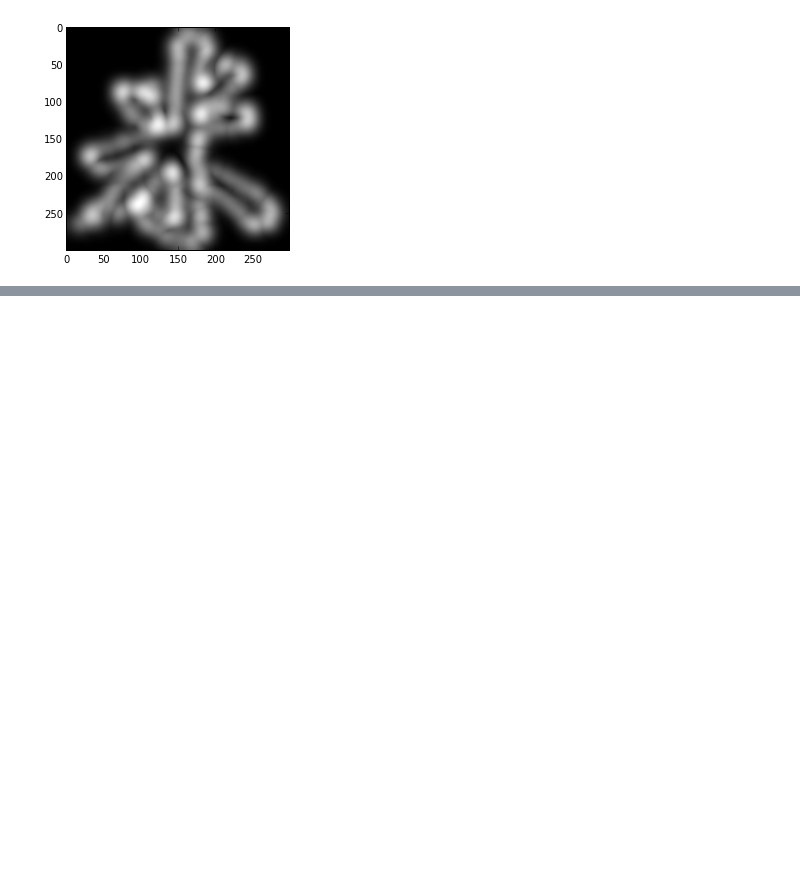
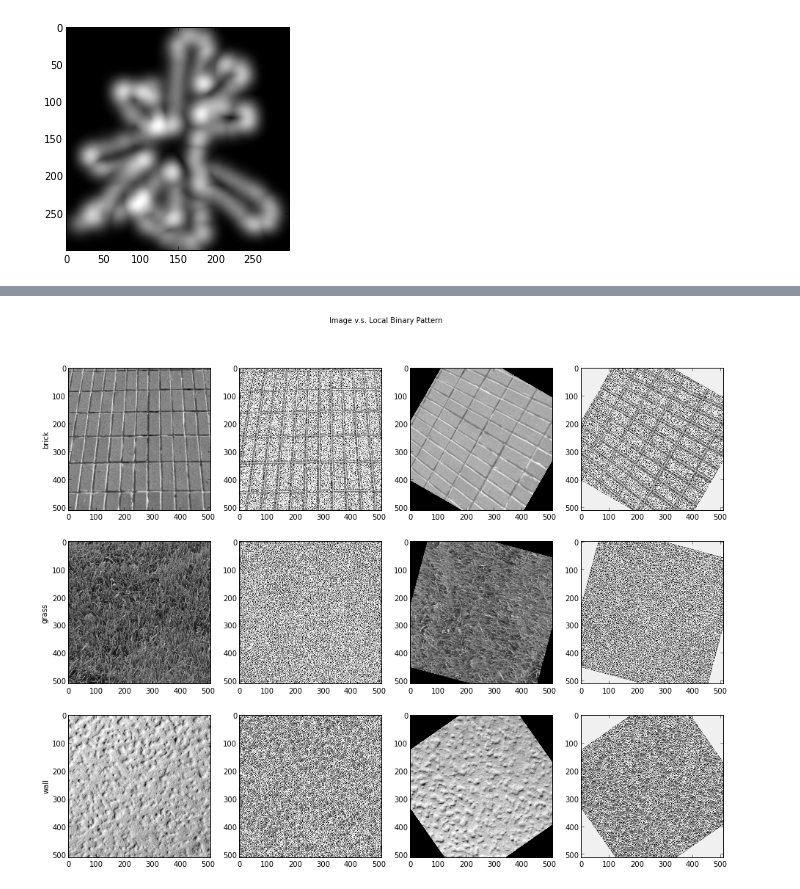
Before and after one commit to dolaameng/tutorials, a Jupyter notebook: cv-tutorials/BASIC_Image_processing_and_feature_extraction.ipynb, the cells around one changed output, grey strips where cells are left out. Saved outputs shown, nothing was run; the diff lists cells and outputs as text; code cells hidden in the pictures; blank space fills up the shorter version.

```diff
--- a/cv-tutorials/BASIC_Image_processing_and_feature_extraction.ipynb
+++ b/cv-tutorials/BASIC_Image_processing_and_feature_extraction.ipynb
@@ -303,3 +290,95 @@ imshow(reconstructed / len(thetas))
 <matplotlib.image.AxesImage at 0x...>
 [figure]
 [figure]
+# %%
+## Texture Classification based on Local Binary Pattern
+## using skimage library
+## http://scikit-image.org/docs/dev/auto_examples/plot_local_binary_pattern.html
+## In this example, we will see how to classify textures based on LBP (Local Binary Pattern).
+## The histogram of the LBP result is a good measure to classify textures.
+## For simplicity the histogram distributions are then tested against each other
+## using the Kullback-Leibler-Divergence.
+
+from skimage import transform
+from skimage import feature
+from skimage import data
+from skimage import util
+
+## Load images
+brick = data.load('brick.png')
+grass = data.load('grass.png')
+wall = data.load('rough-wall.png')
+images = [brick, grass, wall]
+image_names = ['brick', 'grass', 'wall']
+
+## Roated images
+rotated_brick = transform.rotate(brick, angle = 60, resize = False)
+rotated_grass = transform.rotate(grass, angle = 75, resize = False)
+rotated_wall = transform.rotate(wall, angle = 125, resize = False)
+rotates = [rotated_brick, rotated_grass, rotated_wall]
+
+## settings for LBP
+METHOD = 'uniform' ## rotation invariant features!?
+P, R = 16, 2
+## LBP for original images
+lbp_brick = feature.local_binary_pattern(brick, P = P, R = R, method = METHOD)
+lbp_grass = feature.local_binary_pattern(grass, P = P, R = R, method = METHOD)
+lbp_wall = feature.local_binary_pattern(wall, P = P, R = R, method = METHOD)
+lbps = [lbp_brick, lbp_grass, lbp_wall]
+
+## LBP for rotated images
+lbp_rotated_brick = feature.local_binary_pattern(rotated_brick, P = P, R = R, method = METHOD)
+lbp_rotated_grass = feature.local_binary_pattern(rotated_grass, P = P, R = R, method = METHOD)
+lbp_rotated_wall = feature.local_binary_pattern(rotated_wall, P = P, R = R, method = METHOD)
+rotated_lbps = [lbp_rotated_brick, lbp_rotated_grass, lbp_rotated_wall]
+
+## draw patterns vs original images
+fig, axes = subplots(nrows = 3, ncols = 4, figsize = (4 * 4, 4 * 3))
+fig.suptitle('Image v.s. Local Binary Pattern')
+for (ax, img_name, img, lbp_img, rotated, lbp_rotated) in zip(axes, image_names, images, lbps, rotates, rotated_lbps):
+    ax[0].imshow(img)
+    ax[0].set_ylabel(img_name)
+    ax[1].imshow(lbp_img)
+    ax[2].imshow(rotated)
+    ax[3].imshow(lbp_rotated)
+
+## texture classification
+def kl_divergence(img1, img2):
+    #img1 = util.img_as_float(img1)
+    #img2 = util.img_as_float(img2)
+    p, _ = np.histogram(img1, density = True)
+    q, _ = np.histogram(img2, density = True)
+    common = np.logical_and(p != 0, q != 0)
+    return np.sum(p[common] * np.log2(p[common]/q[common]))
+    #return np.sum(p * np.log2(p/q))
+
+## matching based on original images
+"""
+figure()
+fig, axes = subplots(nrows = 2, ncols = 3, figsize = (4 * 3, 4 * 2))
+fig.suptitle('histogram raw images')
+for i in xrange(3):
+    _ = axes[0, i].hist(images[i], normed = True, )
+    axes[0, i].set_title(image_names[i])
+    _ = axes[1, i].hist(rotates[i], normed = True, )
+
+figure()
+fig, axes = subplots(nrows = 2, ncols = 3, figsize = (4 * 3, 4 * 2))
+fig.suptitle('histogram lbps')
+for i in xrange(3):
+    _ = axes[0, i].hist(lbps[i], normed = True, bins = 50)
+    axes[0, i].set_title(image_names[i])
+    _ = axes[1, i].hist(rotated_lbps[i], normed = True, bins = 50)
+
+"""
+
+for img_name1, img in zip(image_names, images):
+    for img_name2, rotated in zip(image_names, rotates):
+        print 'ORIGINAL: %s vs %s = %g' % (img_name1, img_name2, kl_divergence(util.img_as_int(img), util.img_as_int(rotated)))
+    print ''
+## matching based on lbp images
+for img_name1, img in zip(image_names, lbps):
+    for img_name2, rotated in zip(image_names, rotated_lbps):
+        print 'LBP: %s vs %s = %g' % (img_name1, img_name2, kl_divergence(img, rotated))
+    print ''
+# %% [output]
@@ -305,0 +402 @@ imshow(reconstructed / len(thetas))
+[figure, added]
```
Also changed, not shown: parts of 4 cells of this notebook.
